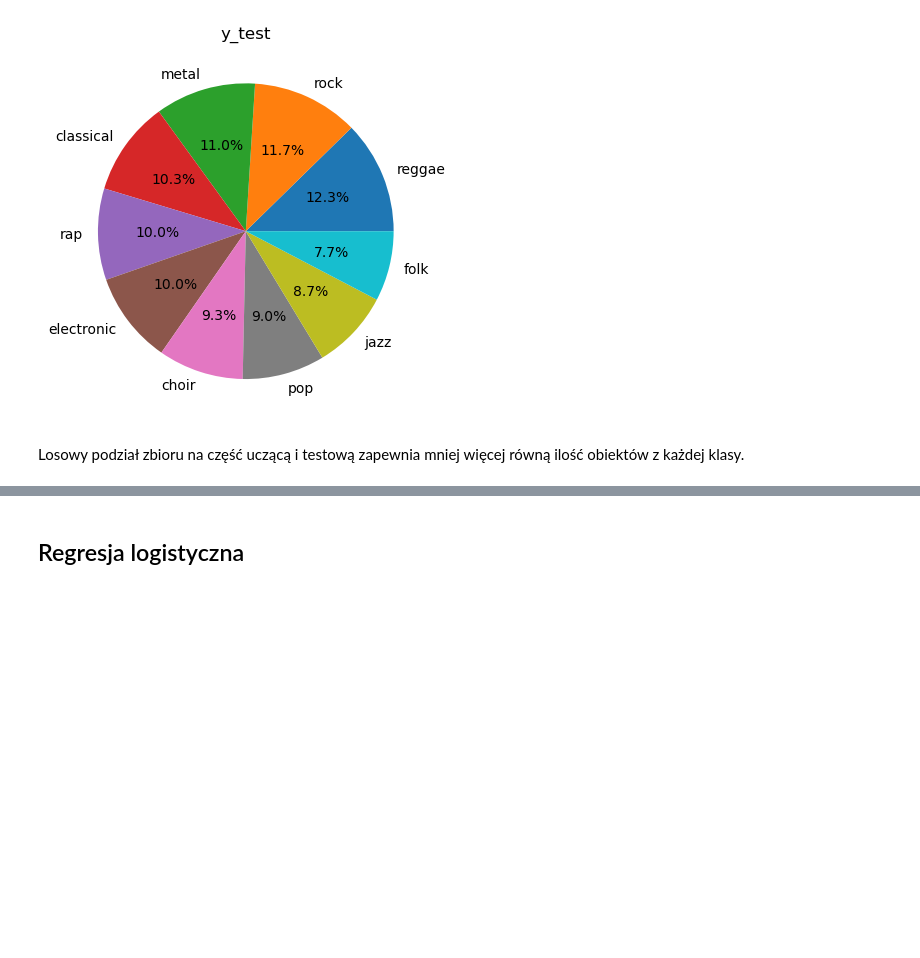
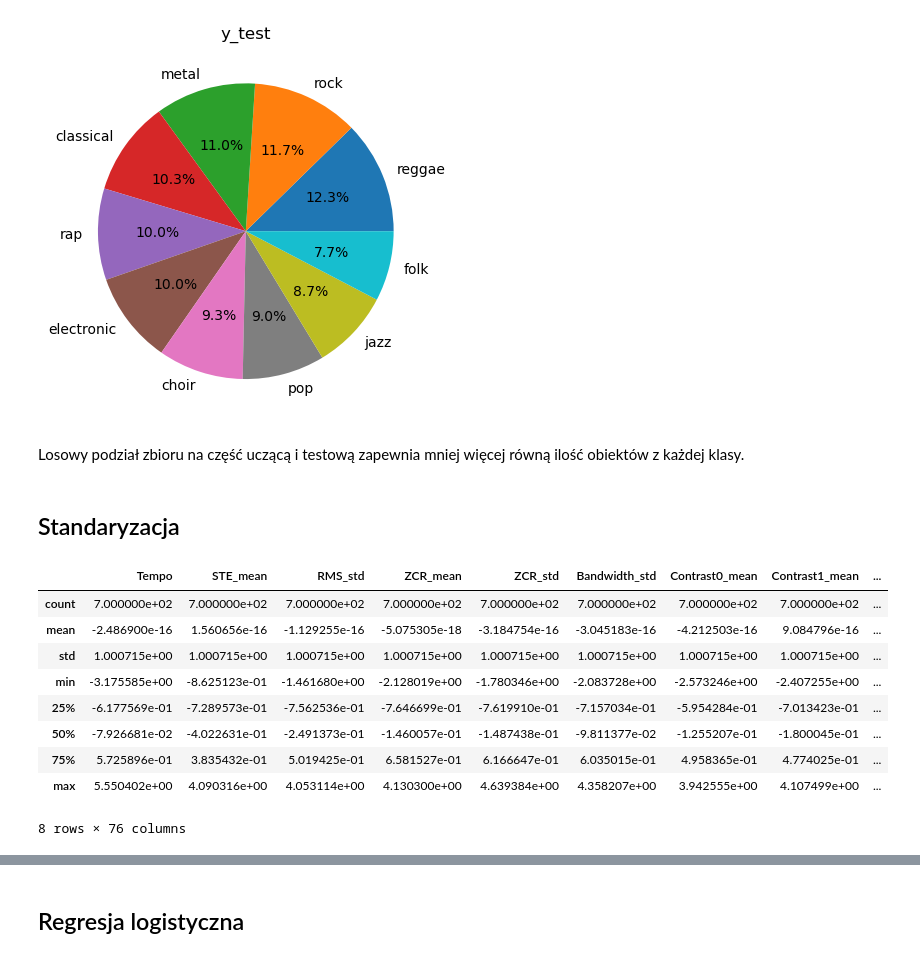
Before and after one commit to lamachan/music_genre_classification, a Jupyter notebook: classification_models.ipynb, the cells around one changed output, grey strips where cells are left out. Cells and saved outputs as stored; diff of their text form; code cells hidden in the pictures; blank space fills up the shorter version.

```diff
--- a/classification_models.ipynb
+++ b/classification_models.ipynb
@@ -142,3 +118,21 @@ plt.show()
 [figure]
 # %% [markdown]
 Losowy podział zbioru na część uczącą i testową zapewnia mniej więcej równą ilość obiektów z każdej klasy.
+# %% [markdown]
+## Standaryzacja
+# %%
+standard_scaler = StandardScaler();
+standardised_X_train = pd.DataFrame(standard_scaler.fit_transform(df_div['X_train']), columns=df_div['X_train'].columns)
+df_div['X_train'] = standardised_X_train
+df_div['X_train'].describe()
+# %% [output]
+|  | Tempo | STE_mean | RMS_std | ZCR_mean | ZCR_std | Bandwidth_std | Contrast0_mean | Contrast1_mean | ... |
+| count | 7.000000e+02 | 7.000000e+02 | 7.000000e+02 | 7.000000e+02 | 7.000000e+02 | 7.000000e+02 | 7.000000e+02 | 7.000000e+02 | ... |
+| mean | -2.486900e-16 | 1.560656e-16 | -1.129255e-16 | -5.075305e-18 | -3.184754e-16 | -3.045183e-16 | -4.212503e-16 | 9.084796e-16 | ... |
+| std | 1.000715e+00 | 1.000715e+00 | 1.000715e+00 | 1.000715e+00 | 1.000715e+00 | 1.000715e+00 | 1.000715e+00 | 1.000715e+00 | ... |
+| min | -3.175585e+00 | -8.625123e-01 | -1.461680e+00 | -2.128019e+00 | -1.780346e+00 | -2.083728e+00 | -2.573246e+00 | -2.407255e+00 | ... |
+| 25% | -6.177569e-01 | -7.289573e-01 | -7.562536e-01 | -7.646699e-01 | -7.619910e-01 | -7.157034e-01 | -5.954284e-01 | -7.013423e-01 | ... |
+| 50% | -7.926681e-02 | -4.022631e-01 | -2.491373e-01 | -1.460057e-01 | -1.487438e-01 | -9.811377e-02 | -1.255207e-01 | -1.800045e-01 | ... |
+| 75% | 5.725896e-01 | 3.835432e-01 | 5.019425e-01 | 6.581527e-01 | 6.166647e-01 | 6.035015e-01 | 4.958365e-01 | 4.774025e-01 | ... |
+| max | 5.550402e+00 | 4.090316e+00 | 4.053114e+00 | 4.130300e+00 | 4.639384e+00 | 4.358207e+00 | 3.942555e+00 | 4.107499e+00 | ... |
+8 rows × 76 columns
```
Also changed, not shown: parts of 21 cells of this notebook, 9 other files.
